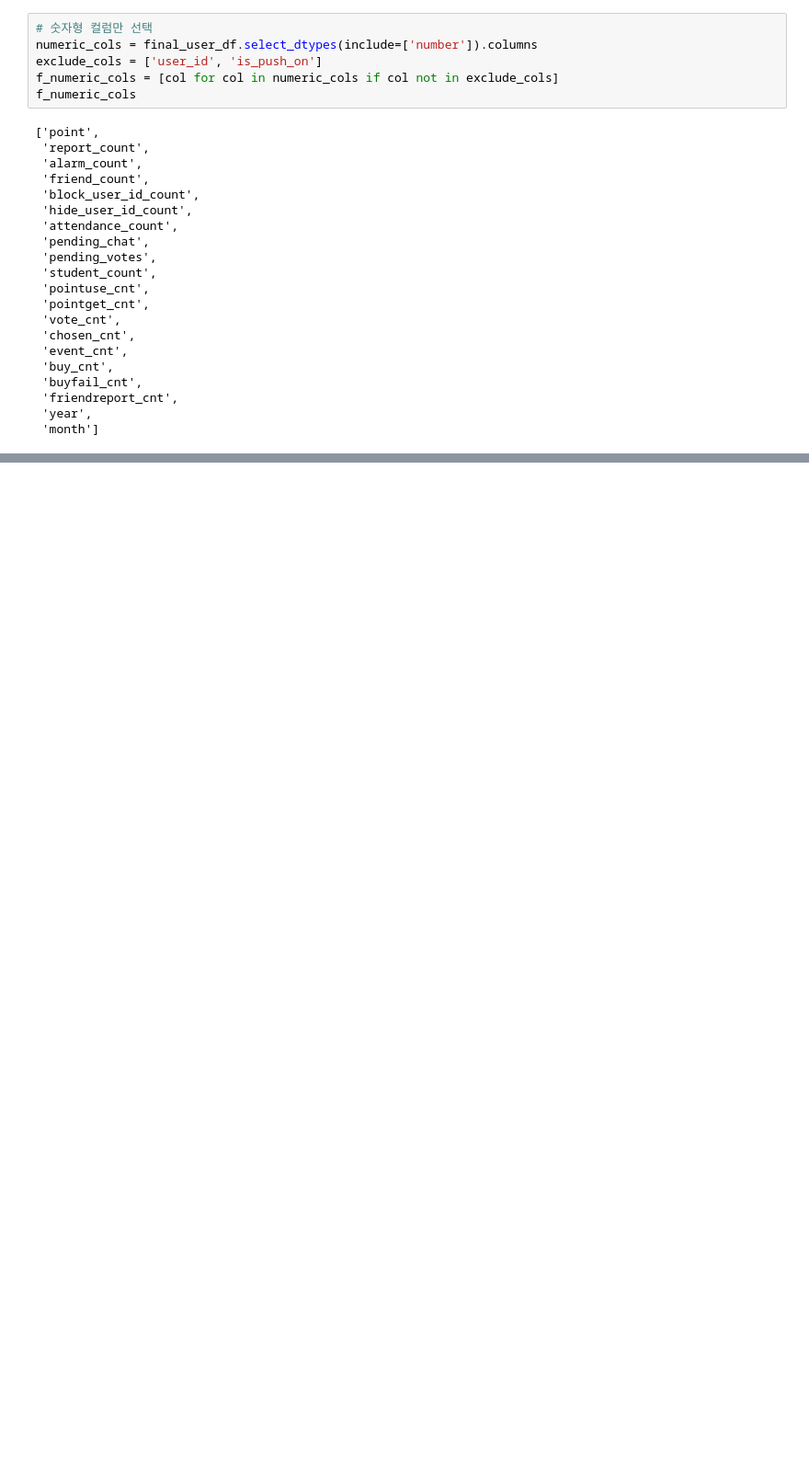
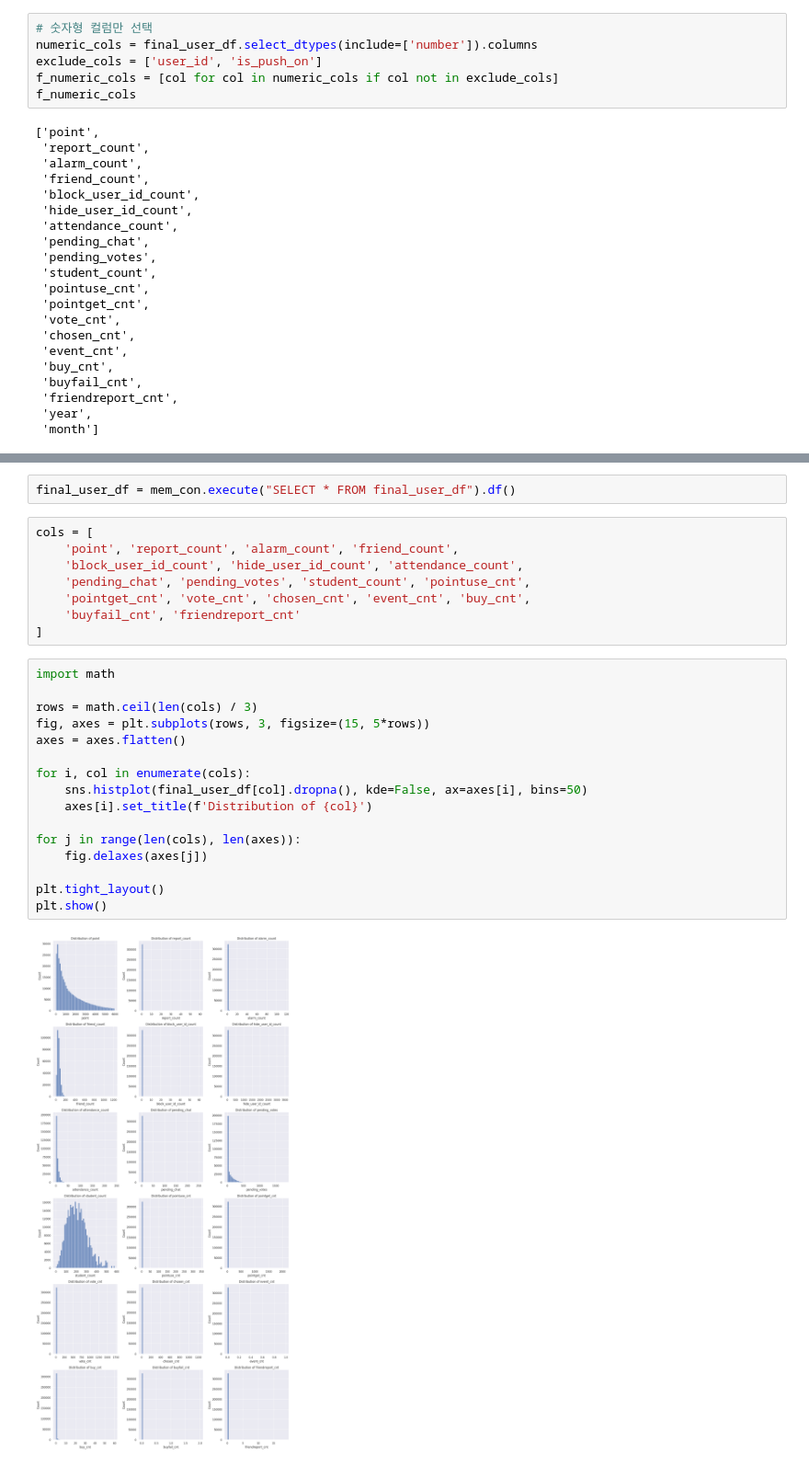
Before and after one commit to goheejieuri/final_project_team3, a Jupyter notebook: sohee_copy.ipynb, the cells around one changed output, grey strips where cells are left out. Shown at 92% size. Drawn from its saved outputs; the diff is of its cells as text; blank space fills up the shorter version.

```diff
--- a/sohee_copy.ipynb
+++ b/sohee_copy.ipynb
@@ -1830,0 +2033,28 @@ plt.show()
+# %%
+final_user_df = mem_con.execute("SELECT * FROM final_user_df").df()
+# %%
+cols = [
+    'point', 'report_count', 'alarm_count', 'friend_count',
+    'block_user_id_count', 'hide_user_id_count', 'attendance_count',
+    'pending_chat', 'pending_votes', 'student_count', 'pointuse_cnt',
+    'pointget_cnt', 'vote_cnt', 'chosen_cnt', 'event_cnt', 'buy_cnt',
+    'buyfail_cnt', 'friendreport_cnt'
+]
+# %%
+import math
+
+rows = math.ceil(len(cols) / 3)
+fig, axes = plt.subplots(rows, 3, figsize=(15, 5*rows))
+axes = axes.flatten()
+
+for i, col in enumerate(cols):
+    sns.histplot(final_user_df[col].dropna(), kde=False, ax=axes[i], bins=50)
+    axes[i].set_title(f'Distribution of {col}')
+
+for j in range(len(cols), len(axes)):
+    fig.delaxes(axes[j])
+
+plt.tight_layout()
+plt.show()
+# %% [output]
+[figure, added]
```
Also changed, not shown: parts of 80 cells of this notebook.
